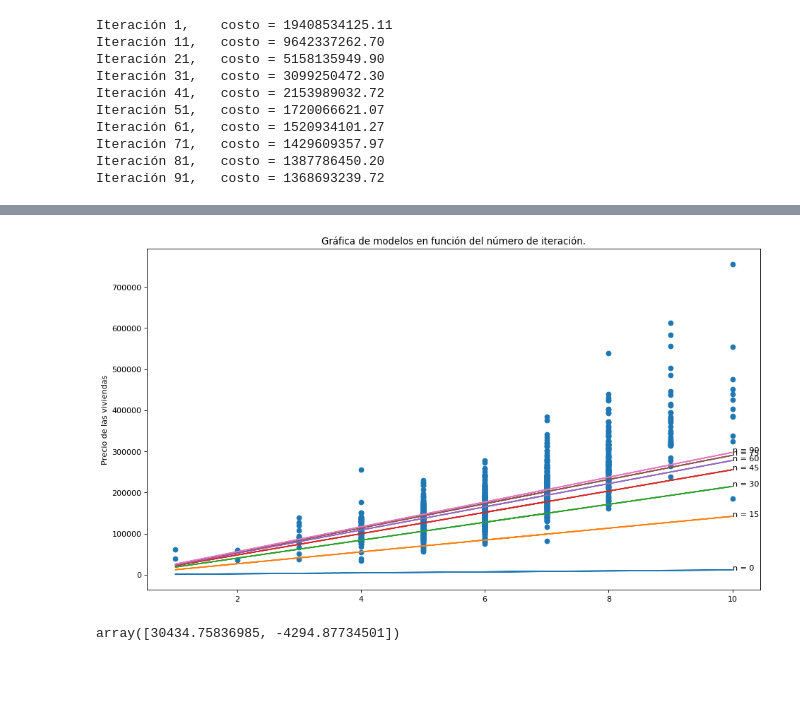
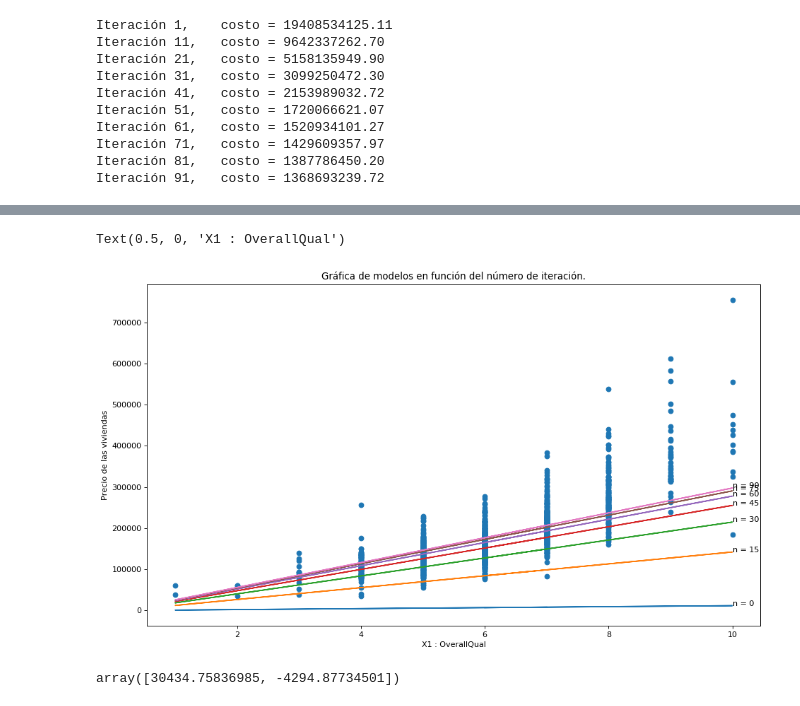
Before and after one commit to r2cp/Ciencia-de-Datos-en-Python, a Jupyter notebook: Proyecto/ProyectoPython_v1.ipynb, the cells around one changed output, grey strips where cells are left out. Cells and saved outputs as stored; diff of their text form; code cells hidden in the pictures; blank space fills up the shorter version.

```diff
--- a/Proyecto/ProyectoPython_v1.ipynb
+++ b/Proyecto/ProyectoPython_v1.ipynb
@@ -253,8 +258,10 @@ graficarError(costo_tray)
 # %%
 # Graficamos la función de costo
 graficarModelo(Xtrain[:, 0], Ytrain, modeloX1, 15)
+plt.xlabel('X1 : OverallQual')
 # %% [output]
+Text(0.5, 0, 'X1 : OverallQual')
-[figure, old version]
+[figure, new version]
 # %%
 # Obteniendo los últimos parámetros estimados
 modeloX1[99]
```
Also changed, not shown: parts of 6 cells of this notebook.
